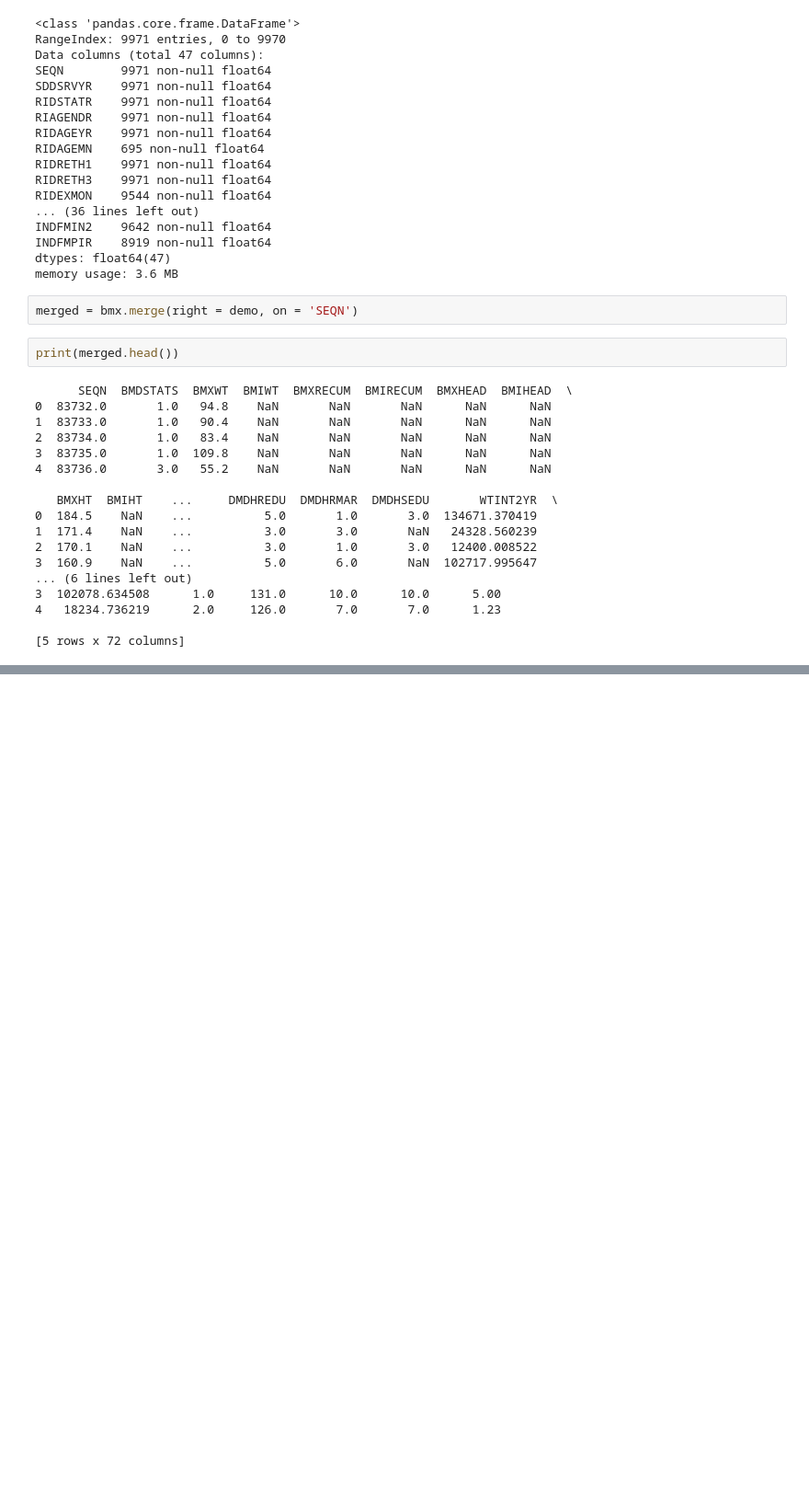
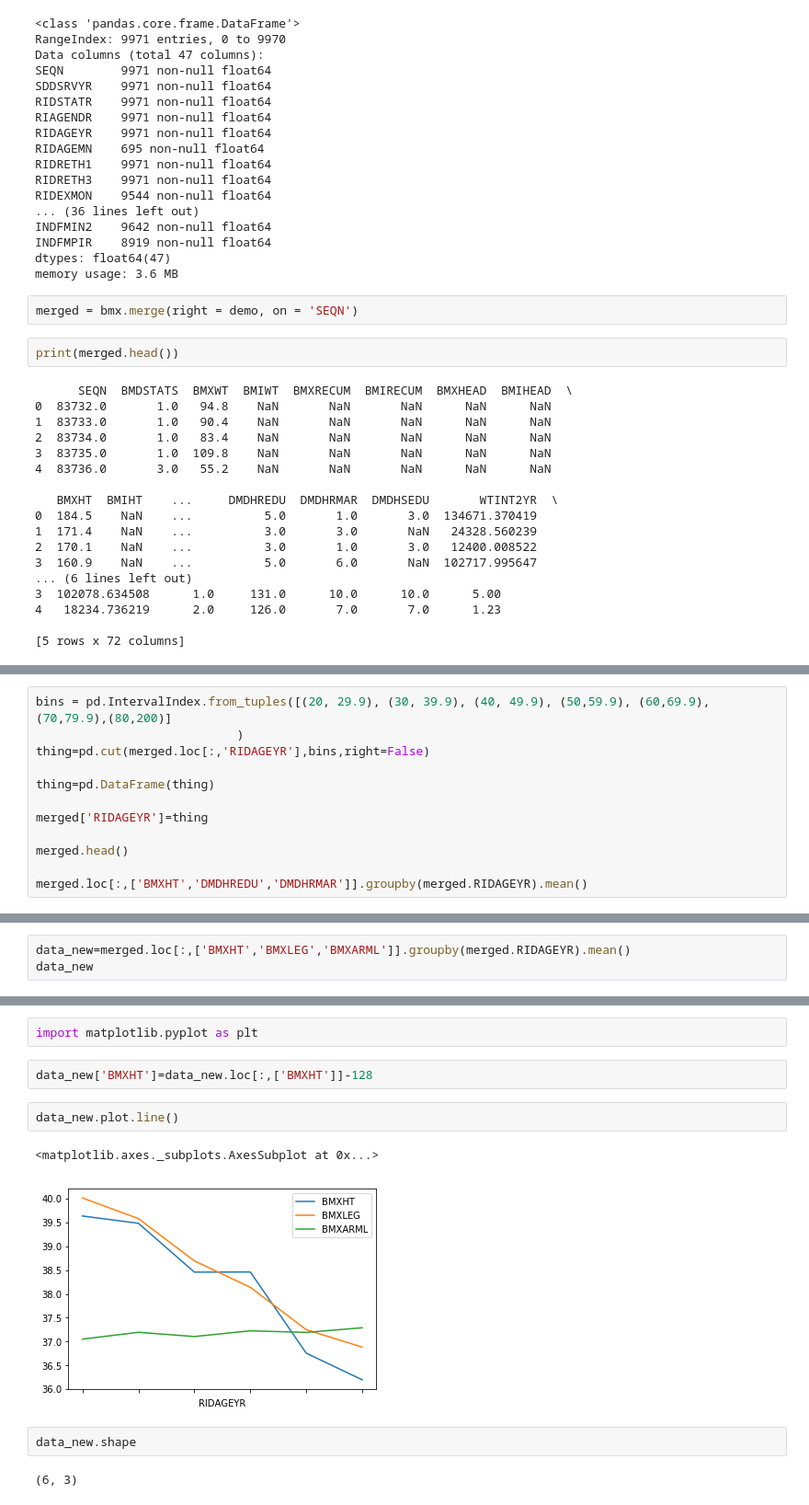
Before and after one commit to joygraciacia/2019-sp-stats131, a Jupyter notebook: midterm_sandbox.ipynb, the cells around one changed output, grey strips where cells are left out. Shown: that part at 92% size. Drawn from its saved outputs; the diff is of its cells as text; blank space fills up the shorter version.

```diff
--- a/midterm_sandbox.ipynb
+++ b/midterm_sandbox.ipynb
@@ -89,0 +156,12 @@ print(merged.head())
+# %%
+bins = pd.IntervalIndex.from_tuples([(20, 29.9), (30, 39.9), (40, 49.9), (50,59.9), (60,69.9), (70,79.9),(80,200)]
+                            )
+thing=pd.cut(merged.loc[:,'RIDAGEYR'],bins,right=False)
+
+thing=pd.DataFrame(thing)
+
+merged['RIDAGEYR']=thing
+
+merged.head()
+
+merged.loc[:,['BMXHT','DMDHREDU','DMDHRMAR']].groupby(merged.RIDAGEYR).mean()
@@ -89,0 +177,3 @@ print(merged.head())
+# %%
+data_new=merged.loc[:,['BMXHT','BMXLEG','BMXARML']].groupby(merged.RIDAGEYR).mean()
+data_new
@@ -89,0 +189,13 @@ print(merged.head())
+# %%
+import matplotlib.pyplot as plt
+# %%
+data_new['BMXHT']=data_new.loc[:,['BMXHT']]-128
+# %%
+data_new.plot.line()
+# %% [output]
+<matplotlib.axes._subplots.AxesSubplot at 0x...>
+[figure, added]
+# %%
+data_new.shape
+# %% [output]
+(6, 3)
```
Also changed, not shown: parts of 12 cells of this notebook, 2 other files.
